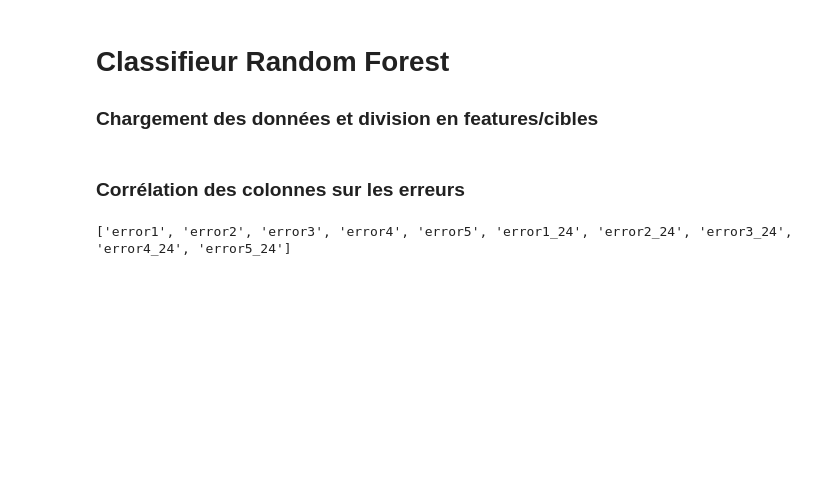
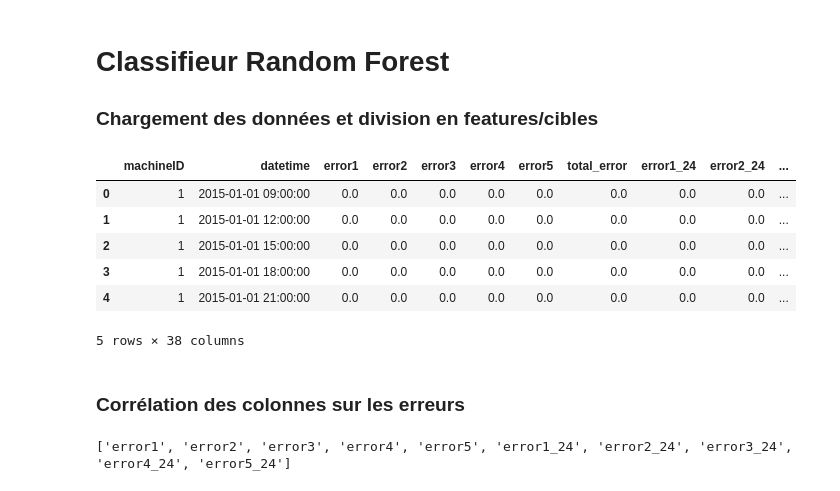
Before and after one commit to AugustinMoinat/Projet-python-maintenance, a Jupyter notebook: notebooks/Apprentissage/5.0-sc-random-forest.ipynb, the cells around one changed output. Cells and saved outputs as stored; diff of their text form; code cells hidden in the pictures; blank space fills up the shorter version.

```diff
--- a/notebooks/Apprentissage/5.0-sc-random-forest.ipynb
+++ b/notebooks/Apprentissage/5.0-sc-random-forest.ipynb
@@ -8,6 +8,15 @@ import re
 %matplotlib inline
 # %%
 df = pd.read_csv("../../data/prepared_data/dataset.csv")
+df.head()
+# %% [output]
+|  | machineID | datetime | error1 | error2 | error3 | error4 | error5 | total_error | error1_24 | error2_24 | ... |
+| 0 | 1 | 2015-01-01 09:00:00 | 0.0 | 0.0 | 0.0 | 0.0 | 0.0 | 0.0 | 0.0 | 0.0 | ... |
+| 1 | 1 | 2015-01-01 12:00:00 | 0.0 | 0.0 | 0.0 | 0.0 | 0.0 | 0.0 | 0.0 | 0.0 | ... |
+| 2 | 1 | 2015-01-01 15:00:00 | 0.0 | 0.0 | 0.0 | 0.0 | 0.0 | 0.0 | 0.0 | 0.0 | ... |
+| 3 | 1 | 2015-01-01 18:00:00 | 0.0 | 0.0 | 0.0 | 0.0 | 0.0 | 0.0 | 0.0 | 0.0 | ... |
+| 4 | 1 | 2015-01-01 21:00:00 | 0.0 | 0.0 | 0.0 | 0.0 | 0.0 | 0.0 | 0.0 | 0.0 | ... |
+5 rows × 38 columns
 # %%
 models = df["model"]
 # %%
```
Also changed, not shown: parts of 14 cells of this notebook, 1 other file.
